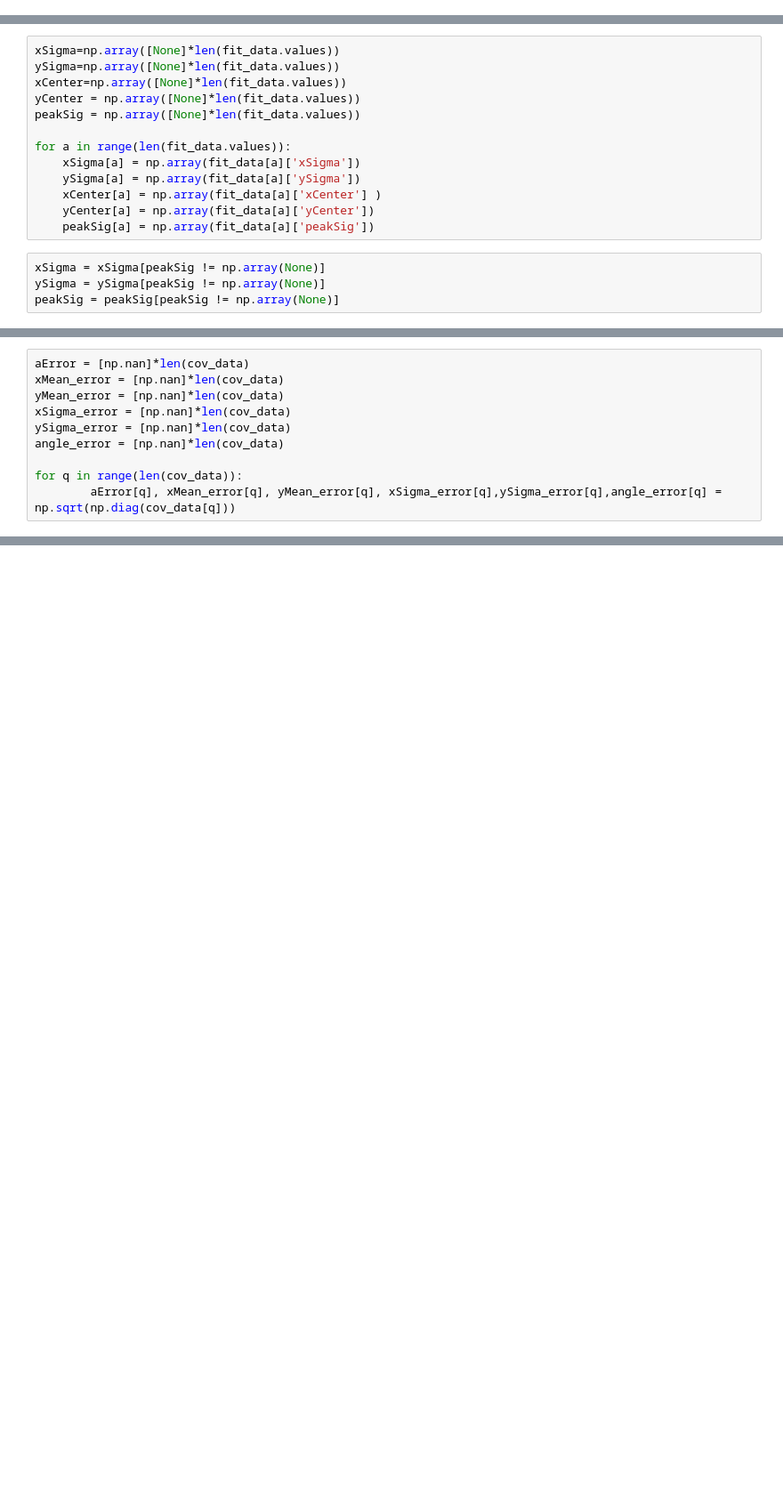
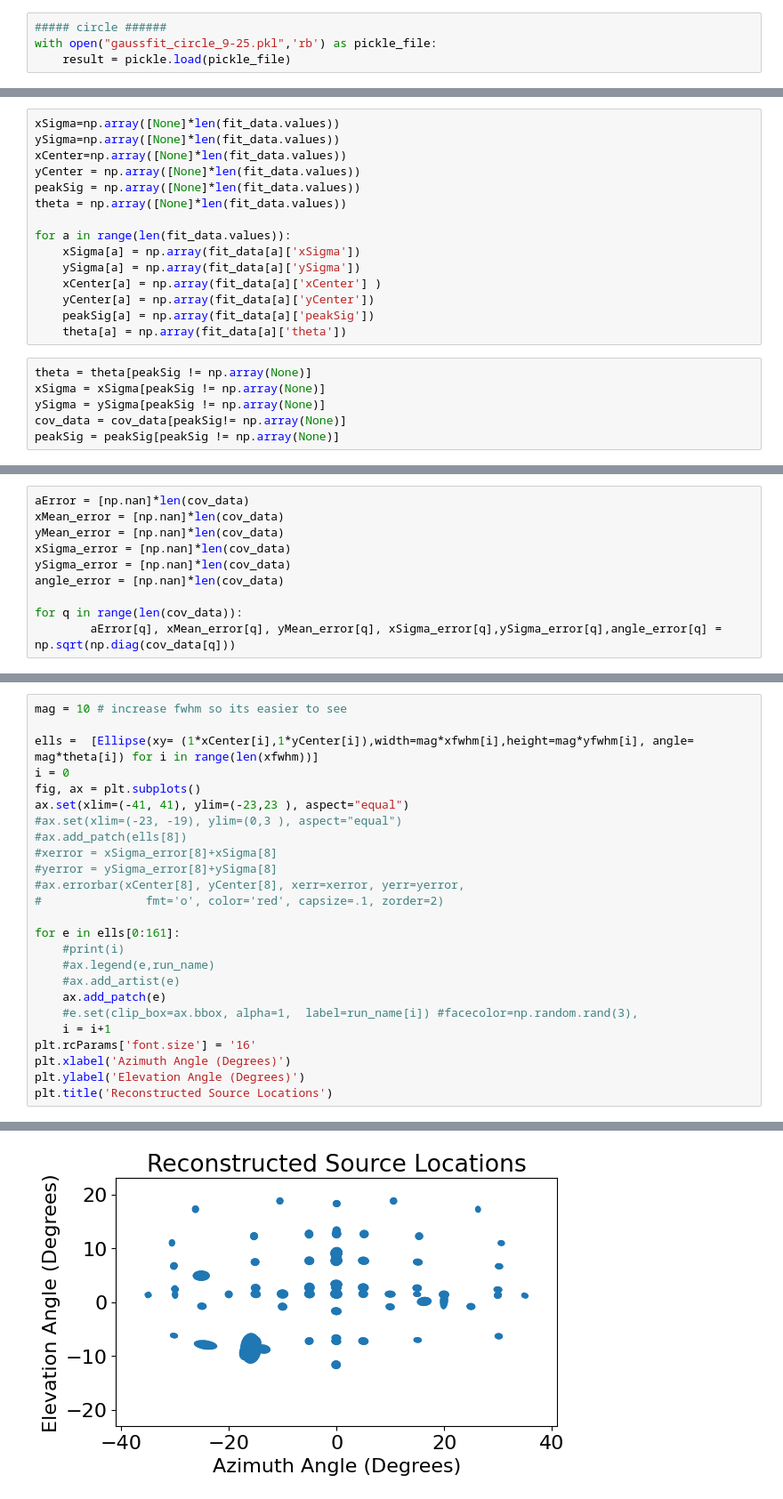
Before and after one commit to laureloneill/psf_source_localization, a Jupyter notebook: processBCgauss.ipynb, the cells around one changed output, grey strips where cells are left out. Shown at 89% size. Drawn from its saved outputs; the diff is of its cells as text; blank space fills up the shorter version.

Commit message:
added fitting to a circular gaussian and some plotting to track down errors

```diff
--- a/processBCgauss.ipynb
+++ b/processBCgauss.ipynb
@@ -7,6 +9,10 @@ import os
 # %%
 with open("gaussfit_9-22.pkl",'rb') as pickle_file:
     result = pickle.load(pickle_file)
+# %%
+##### circle ######
+with open("gaussfit_circle_9-25.pkl",'rb') as pickle_file:
+    result = pickle.load(pickle_file)
 # %%
 image_directory= r"/scratch/ajo5182/psfSamples/image_reconstruction"
 reconstruction_list = sorted([file for file in os.listdir(image_directory) if os.path.isfile(os.path.join(image_directory, file))])
@@ -19,6 +25,7 @@ ySigma=np.array([None]*len(fit_data.values))
 xCenter=np.array([None]*len(fit_data.values))
 yCenter = np.array([None]*len(fit_data.values))
 peakSig = np.array([None]*len(fit_data.values))
+theta = np.array([None]*len(fit_data.values))
 
 for a in range(len(fit_data.values)):
     xSigma[a] = np.array(fit_data[a]['xSigma'])
@@ -26,9 +33,12 @@ for a in range(len(fit_data.values)):
     xCenter[a] = np.array(fit_data[a]['xCenter'] )
     yCenter[a] = np.array(fit_data[a]['yCenter'])
     peakSig[a] = np.array(fit_data[a]['peakSig'])
+    theta[a] = np.array(fit_data[a]['theta'])
 # %%
+theta = theta[peakSig != np.array(None)]
 xSigma = xSigma[peakSig != np.array(None)]
 ySigma = ySigma[peakSig != np.array(None)]
+cov_data = cov_data[peakSig!= np.array(None)]
 peakSig = peakSig[peakSig != np.array(None)]
 # %%
 xfwhm = 2.355*xSigma
@@ -65,0 +73,26 @@ for q in range(len(cov_data)):
+# %%
+mag = 10 # increase fwhm so its easier to see
+
+ells =  [Ellipse(xy= (1*xCenter[i],1*yCenter[i]),width=mag*xfwhm[i],height=mag*yfwhm[i], angle= mag*theta[i]) for i in range(len(xfwhm))]
+i = 0
+fig, ax = plt.subplots()
+ax.set(xlim=(-41, 41), ylim=(-23,23 ), aspect="equal")
+#ax.set(xlim=(-23, -19), ylim=(0,3 ), aspect="equal")
+#ax.add_patch(ells[8])
+#xerror = xSigma_error[8]+xSigma[8]
+#yerror = ySigma_error[8]+ySigma[8]
+#ax.errorbar(xCenter[8], yCenter[8], xerr=xerror, yerr=yerror,
+#               fmt='o', color='red', capsize=.1, zorder=2)
+
+for e in ells[0:161]:
+    #print(i)
+    #ax.legend(e,run_name)
+    #ax.add_artist(e)
+    ax.add_patch(e)
+    #e.set(clip_box=ax.bbox, alpha=1,  label=run_name[i]) #facecolor=np.random.rand(3),
+    i = i+1
+plt.rcParams['font.size'] = '16'
+plt.xlabel('Azimuth Angle (Degrees)')
+plt.ylabel('Elevation Angle (Degrees)')
+plt.title('Reconstructed Source Locations')
+# %% [output]
@@ -66 +100,2 @@ for q in range(len(cov_data)):
+[figure, added]
 # %%
```
Also changed, not shown: parts of 13 cells of this notebook, 7 other files.
